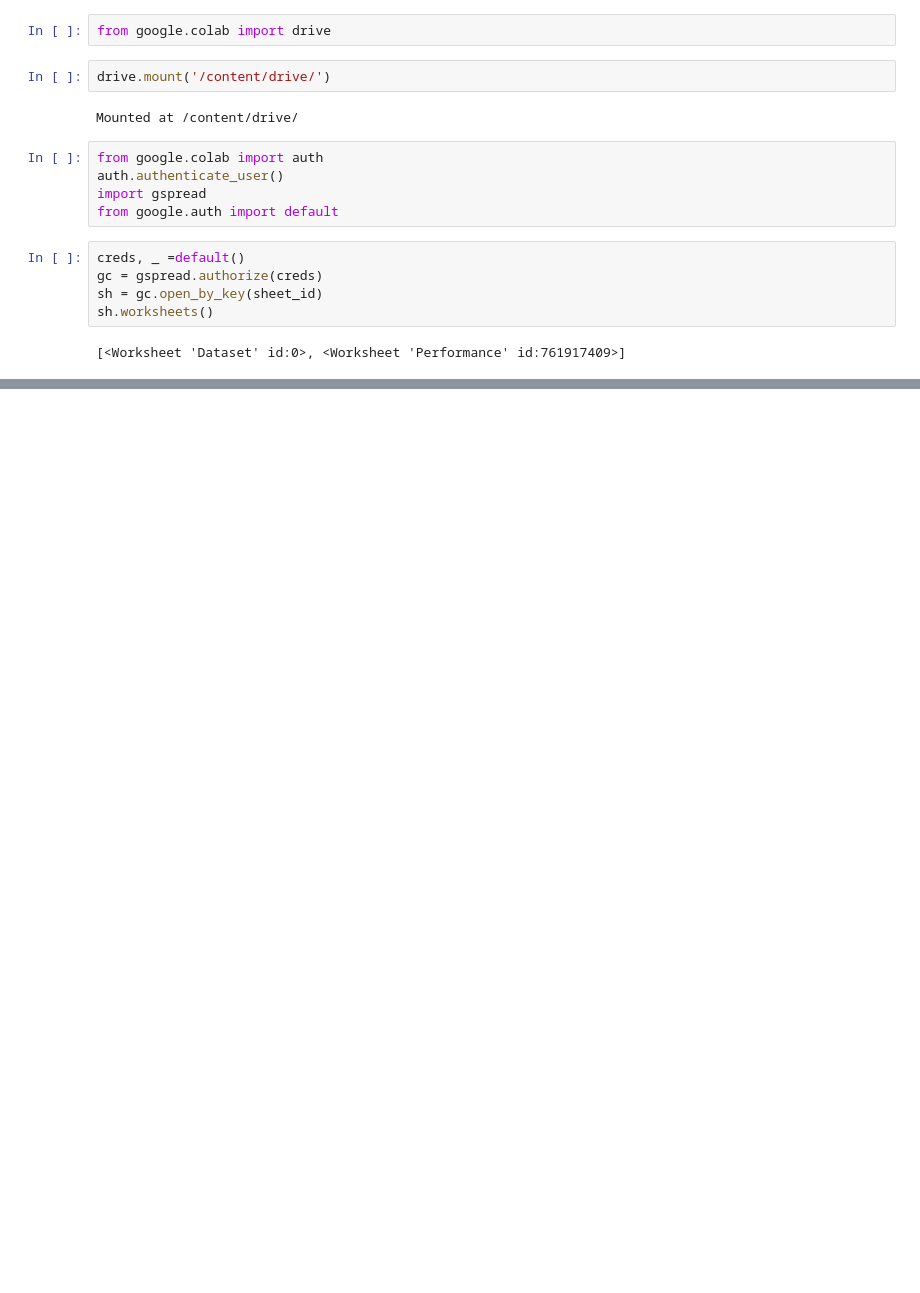
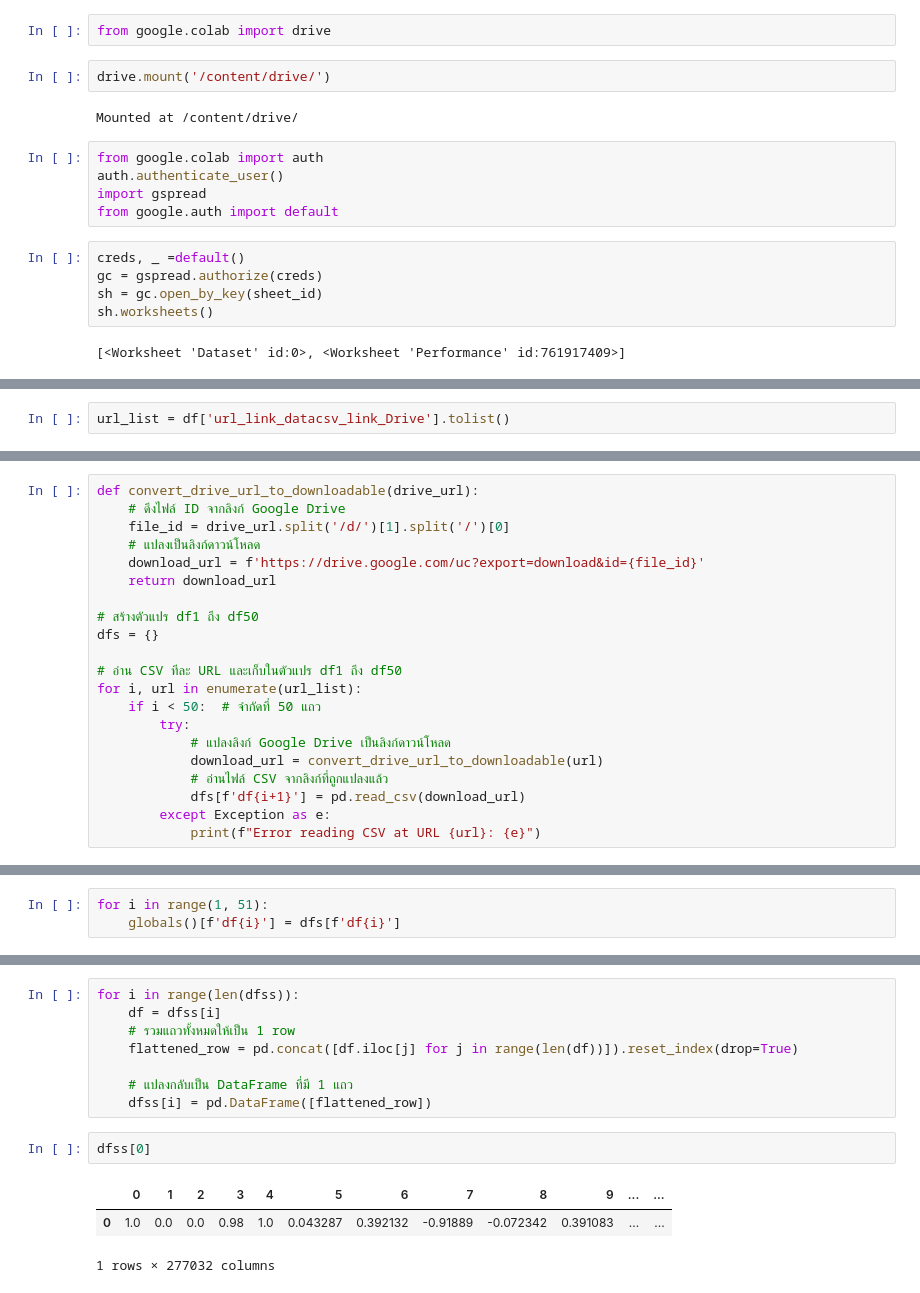
Before and after one commit to sitthatkaja/ThesisM.Sc., a Jupyter notebook: New_method_Frame_to_Frame_V1.ipynb, the cells around one changed output, grey strips where cells are left out. Cells and saved outputs as stored; diff of their text form; blank space fills up the shorter version.

```diff
--- a/New_method_Frame_to_Frame_V1.ipynb
+++ b/New_method_Frame_to_Frame_V1.ipynb
@@ -247,0 +79,2 @@ To: /content/downloaded_file_6.csv
+# %%
+url_list = df['url_link_datacsv_link_Drive'].tolist()
@@ -247,0 +83,21 @@ To: /content/downloaded_file_6.csv
+# %%
+def convert_drive_url_to_downloadable(drive_url):
+    # ดึงไฟล์ ID จากลิงก์ Google Drive
+    file_id = drive_url.split('/d/')[1].split('/')[0]
+    # แปลงเป็นลิงก์ดาวน์โหลด
+    download_url = f'https://drive.google.com/uc?export=download&id={file_id}'
+    return download_url
+
+# สร้างตัวแปร df1 ถึง df50
+dfs = {}
+
+# อ่าน CSV ทีละ URL และเก็บในตัวแปร df1 ถึง df50
+for i, url in enumerate(url_list):
+    if i < 50:  # จำกัดที่ 50 แถว
+        try:
+            # แปลงลิงก์ Google Drive เป็นลิงก์ดาวน์โหลด
+            download_url = convert_drive_url_to_downloadable(url)
+            # อ่านไฟล์ CSV จากลิงก์ที่ถูกแปลงแล้ว
+            dfs[f'df{i+1}'] = pd.read_csv(download_url)
+        except Exception as e:
+            print(f"Error reading CSV at URL {url}: {e}")
@@ -247,0 +124,3 @@ To: /content/downloaded_file_6.csv
+# %%
+for i in range(1, 51):
+    globals()[f'df{i}'] = dfs[f'df{i}']
@@ -255,0 +145,14 @@ NameError: name 'df39' is not defined
+# %%
+for i in range(len(dfss)):
+    df = dfss[i]
+    # รวมแถวทั้งหมดให้เป็น 1 row
+    flattened_row = pd.concat([df.iloc[j] for j in range(len(df))]).reset_index(drop=True)
+
+    # แปลงกลับเป็น DataFrame ที่มี 1 แถว
+    dfss[i] = pd.DataFrame([flattened_row])
+# %%
+dfss[0]
+# %% [output]
+|  | 0 | 1 | 2 | 3 | 4 | 5 | 6 | 7 | 8 | 9 | ... | ... |
+| 0 | 1.0 | 0.0 | 0.0 | 0.98 | 1.0 | 0.043287 | 0.392132 | -0.91889 | -0.072342 | 0.391083 | ... | ... |
+1 rows × 277032 columns
```
Also changed, not shown: parts of 12 cells of this notebook.
